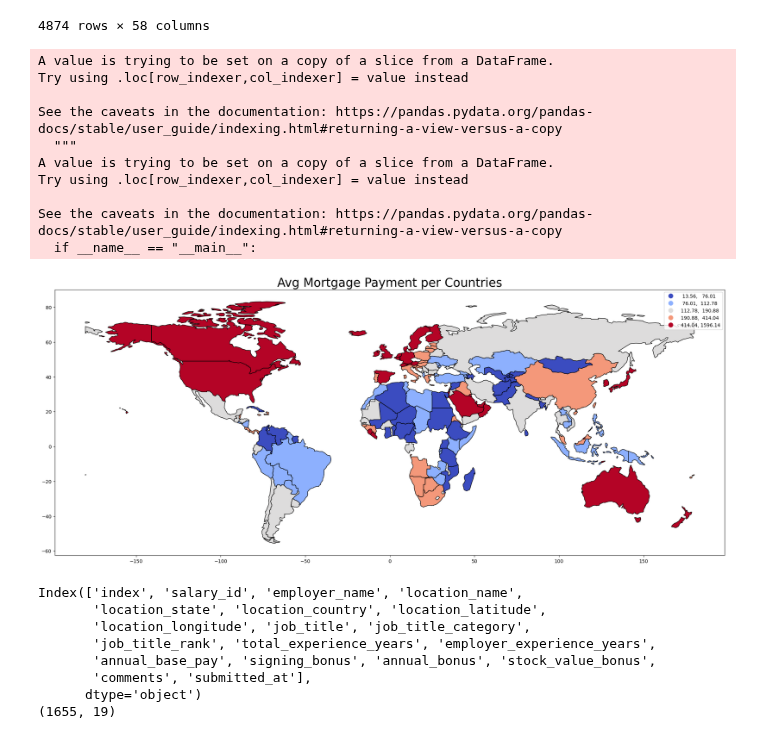
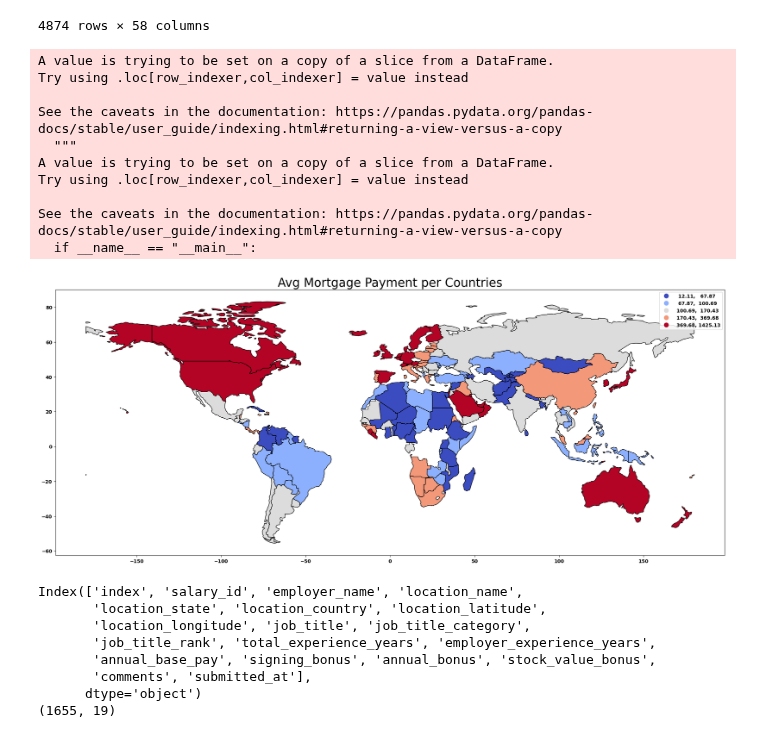
Before and after one commit to Reed-Carter/Global-Cost-of-Living, a Jupyter notebook: chloe.ipynb, the cells around one changed output. Saved outputs shown, nothing was run; the diff lists cells and outputs as text; code cells hidden in the pictures.

Commit message:
change mortgage % pmt to 25% for net income

```diff
--- a/chloe.ipynb
+++ b/chloe.ipynb
@@ -53,7 +53,7 @@ Index(['No.', 'city', 'country', 'Meal', 'Meal_For_2', 'McDonalds_Meal',
 mortgage_df = cost_df.dropna(subset=['Avg_monthly_salary(USD)'])
 
 #calculate the 'Max_Mortgage_Pmt(USD)' based on 'Avg_monthly_salary(USD)'
-mortgage_df['Max_Mortgage_Pmt(USD)'] = mortgage_df[['Avg_monthly_salary(USD)']].apply(lambda x: round((x*.28), 2))
+mortgage_df['Max_Mortgage_Pmt(USD)'] = mortgage_df[['Avg_monthly_salary(USD)']].apply(lambda x: round((x*.25), 2))
 
 #calculate 'Avg_mortgage_pmt' per country in general by
 #add 'Avg_mortgage_pmt' column to mortgage_df
@@ -82,34 +82,34 @@ mortgage_df['country'] = mortgage_df['country'].map(rename_countries)
 
 #sort country in world alphabetically
 world.sort_values(by=['country'], ascending=True, inplace=True)
 
 # then merge world with our data
 mortgage_geo = pd.merge(world,mortgage_df,on='country')
 
 # last thing we need to do is - merge again with our location data which contains each country’s latitude and longitude
 location=pd.read_csv('https://raw.githubusercontent.com/melanieshi0120/COVID-19_global_time_series_panel_data/master/data/countries_latitude_longitude.csv')
 mortgage_geo = mortgage_geo.merge(location,left_on='country', right_on='name').reset_index()
 
 # plot confirmed cases world map
 mortgage_geo.plot(column='Avg_mortgage_pmt', scheme="quantiles", edgecolor="black",
            figsize=(25, 20),
            legend=True,cmap='coolwarm')
 
 plt.title('Avg Mortgage Payment per Countries',fontsize=25)
 
 plt.show()
 # %% [output]
 A value is trying to be set on a copy of a slice from a DataFrame.
 Try using .loc[row_indexer,col_indexer] = value instead
 
 See the caveats in the documentation: https://pandas.pydata.org/pandas-docs/stable/user_guide/indexing.html#returning-a-view-versus-a-copy
   """
 A value is trying to be set on a copy of a slice from a DataFrame.
 Try using .loc[row_indexer,col_indexer] = value instead
 
 See the caveats in the documentation: https://pandas.pydata.org/pandas-docs/stable/user_guide/indexing.html#returning-a-view-versus-a-copy
   if __name__ == "__main__":
-[figure, old version]
+[figure, new version]
 # %%
 mortgage_geo
 # %%
```
Also changed, not shown: parts of 2 cells of this notebook.
